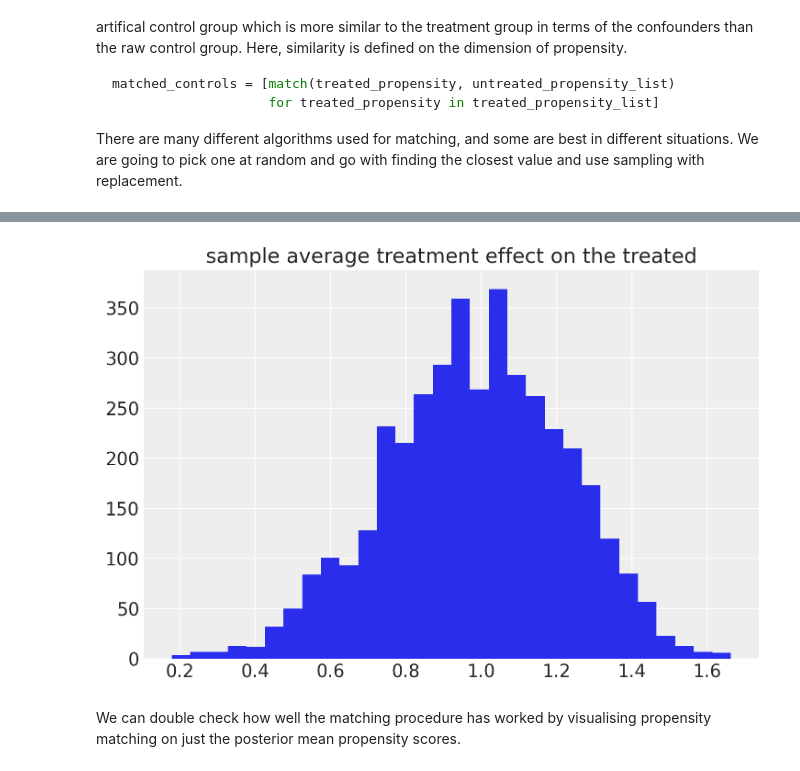
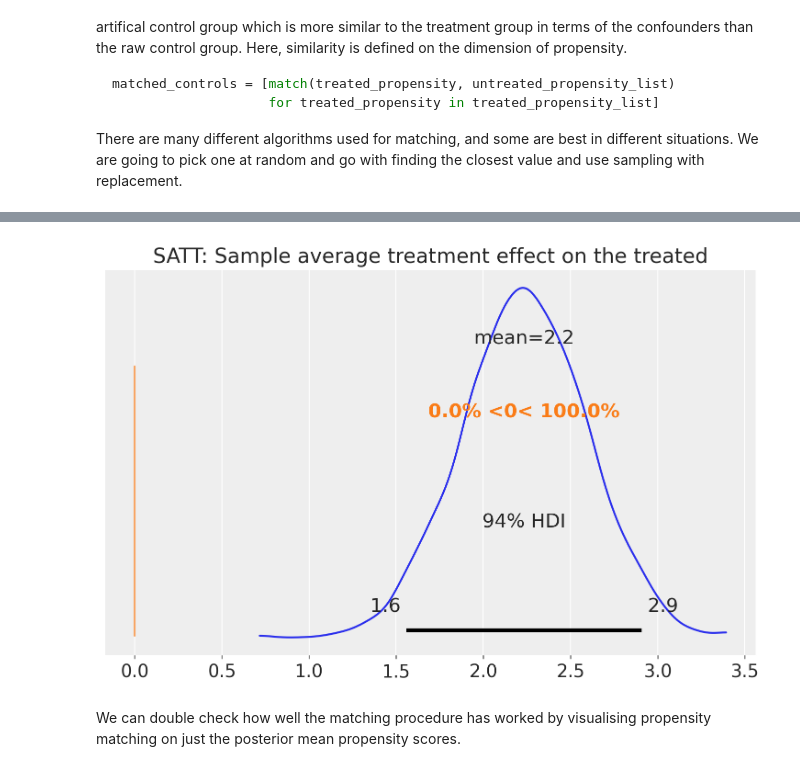
Before and after one commit to drbenvincent/pymc-examples, a Jupyter notebook: examples/causal_inference/propensity_scores.ipynb, the cells around one changed output, grey strips where cells are left out. Saved outputs shown, nothing was run; the diff lists cells and outputs as text; code cells hidden in the pictures.

Commit message:
fix bug in propensity score matching code + better plots

```diff
--- a/examples/causal_inference/propensity_scores.ipynb
+++ b/examples/causal_inference/propensity_scores.ipynb
@@ -401,9 +514,10 @@ satt = np.array(satt)
 # %%
 fig, ax = plt.subplots()
 
-ax.hist(satt, bins=30)
-ax.set(title="sample average treatment effect on the treated");
+# ax.hist(satt, bins=30)
+az.plot_posterior(fitted, var_names="C(treatment)", ref_val=0, ax=ax);
+ax.set(title="SATT: Sample average treatment effect on the treated");
 # %% [output]
-[figure, old version]
+[figure, new version]
 # %% [markdown]
 We can double check how well the matching procedure has worked by visualising propensity matching on just the posterior mean propensity scores.
```
Also changed, not shown: parts of 24 cells of this notebook.
